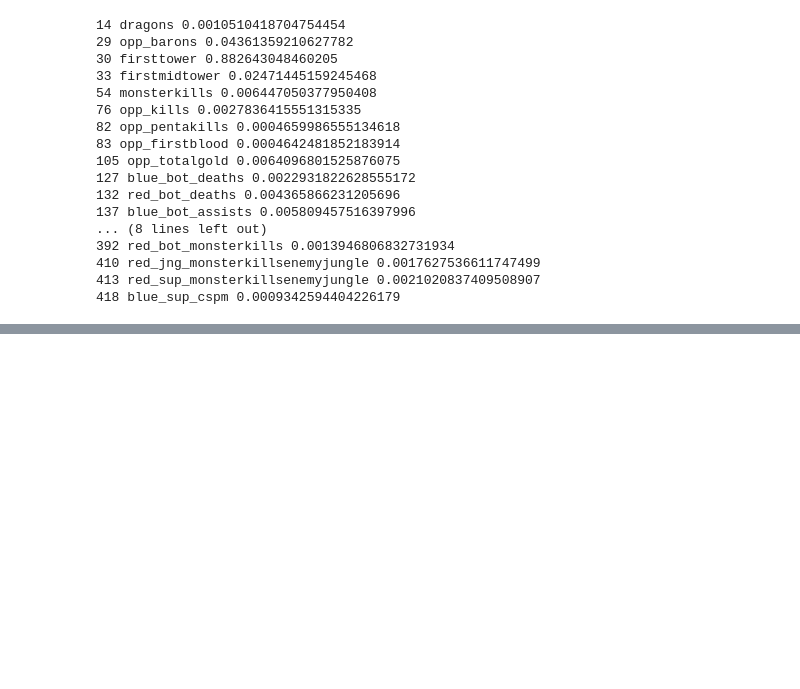
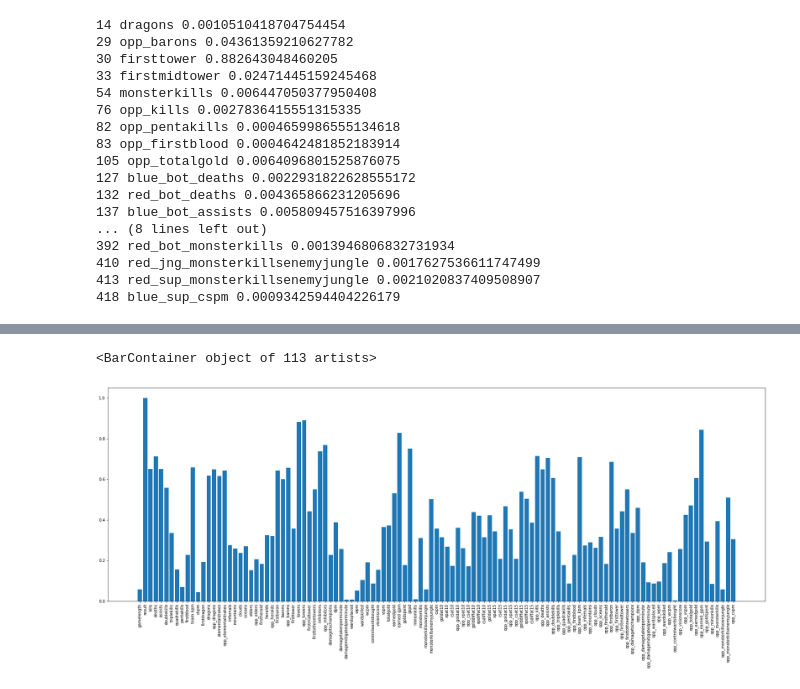
Before and after one commit to ktsb3/league-of-legends-data-analysis-and-prediction-model, a Jupyter notebook: team_only_prediction.ipynb, the cells around one changed output, grey strips where cells are left out. Saved outputs shown, nothing was run; the diff lists cells and outputs as text; code cells hidden in the pictures; blank space fills up the shorter version.

```diff
--- a/team_only_prediction.ipynb
+++ b/team_only_prediction.ipynb
@@ -261,0 +617,6 @@ for i in indexes:
+# %%
+correlation = df_teams.corr()
+# %%
+result_corr = correlation['result']
+# %%
+df_result = pd.DataFrame(result_corr)
@@ -261,0 +639,3 @@ for i in indexes:
+# %%
+names = df_result.index
+names = names.tolist()
@@ -261,0 +644,7 @@ for i in indexes:
+# %%
+plt.figure(figsize = (30, 10))
+plt.xticks(rotation = 90)
+plt.bar(names, abs(result_corr))
+# %% [output]
+<BarContainer object of 113 artists>
+[figure, added]
```
Also changed, not shown: parts of 130 cells of this notebook.
